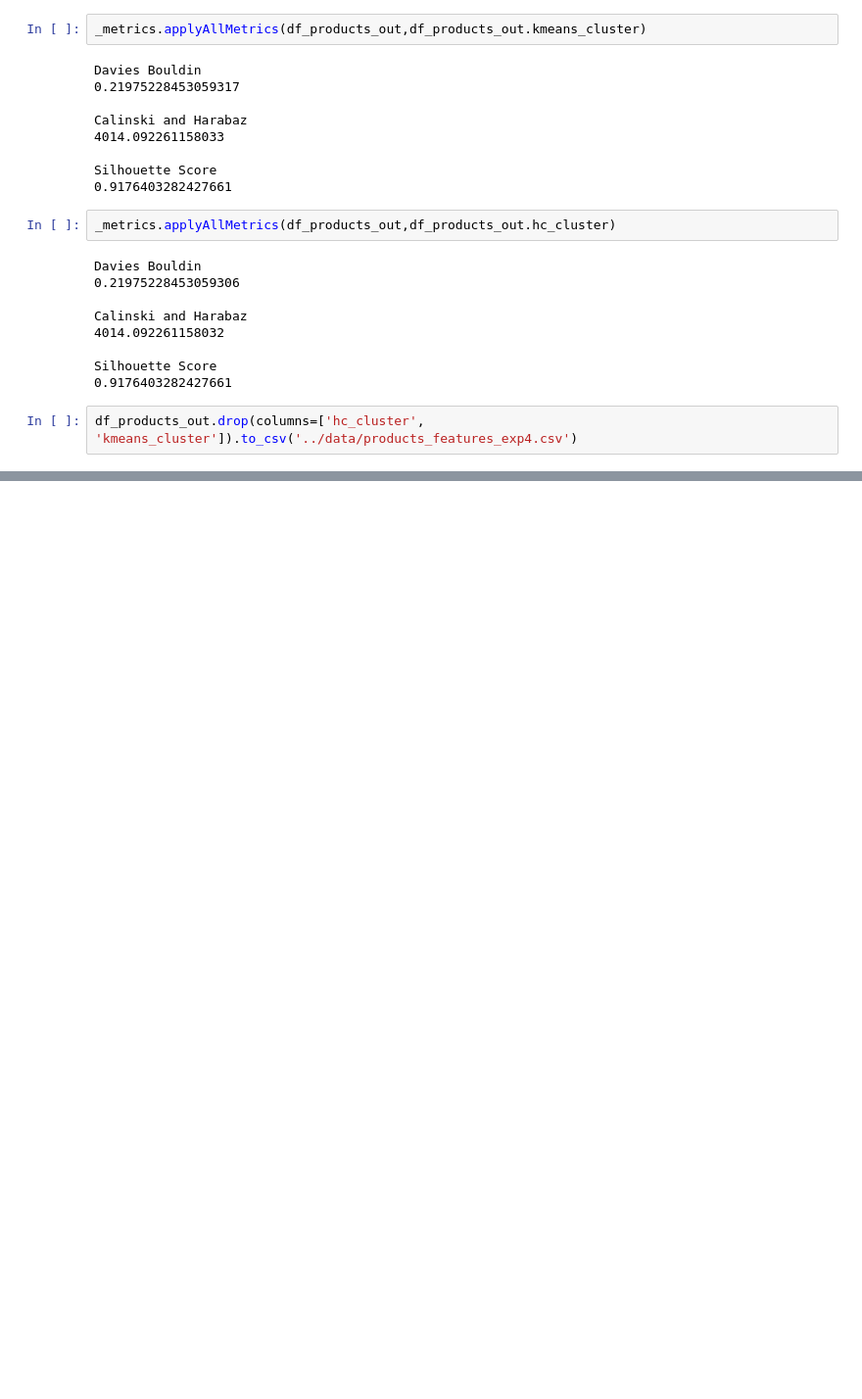
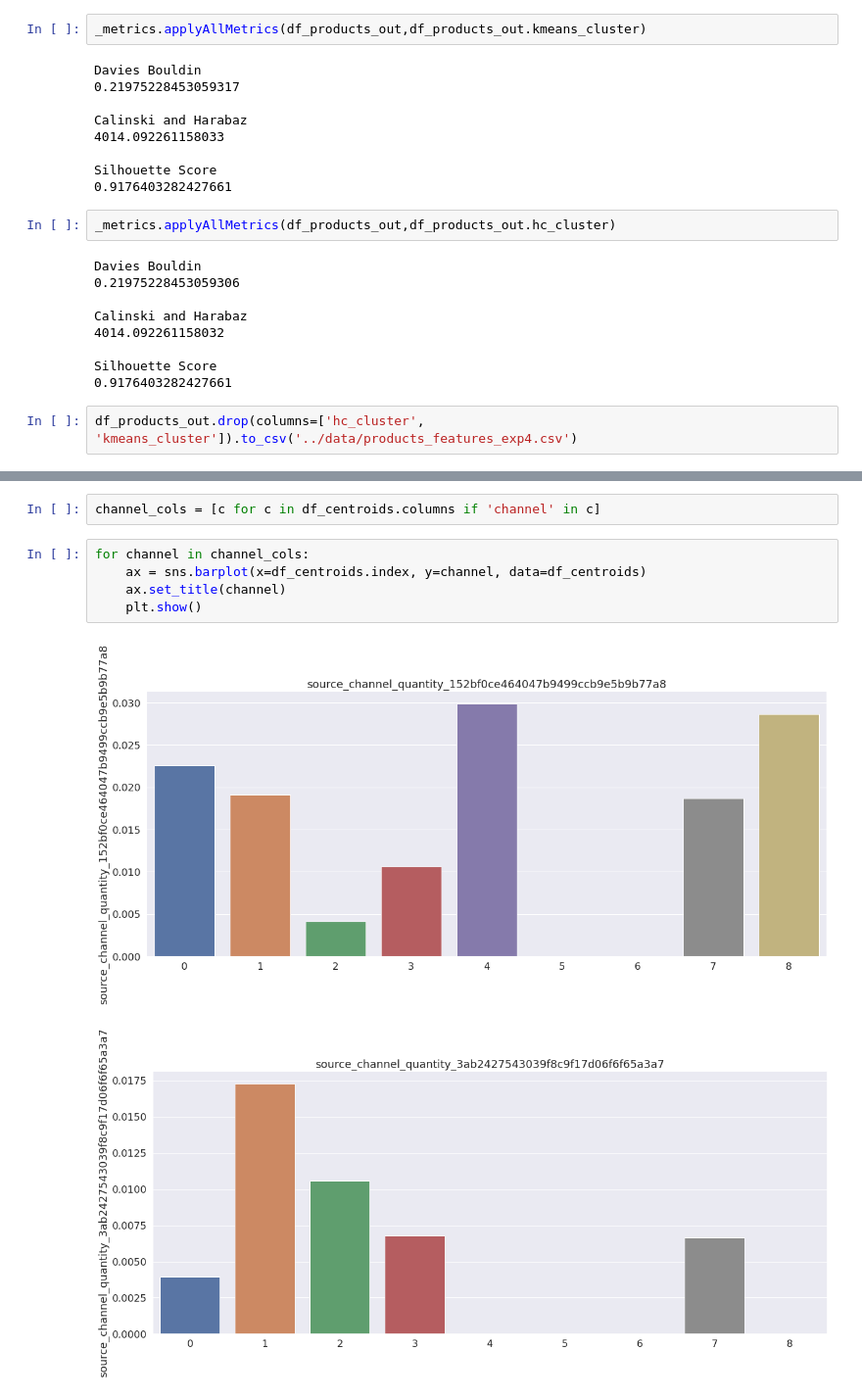
Before and after one commit to wanermiranda/desafio_ml, a Jupyter notebook: notebooks/5. Clustering - Exp 4.ipynb, the cells around one changed output, grey strips where cells are left out. Shown at 98% size. Cells and saved outputs as stored; diff of their text form; blank space fills up the shorter version.

```diff
--- a/notebooks/5. Clustering - Exp 4.ipynb
+++ b/notebooks/5. Clustering - Exp 4.ipynb
@@ -308,0 +318,10 @@ df_products_out.drop(columns=['hc_cluster', 'kmeans_cluster']).to_csv('../data/p
+# %%
+channel_cols = [c for c in df_centroids.columns if 'channel' in c]
+# %%
+for channel in channel_cols:
+    ax = sns.barplot(x=df_centroids.index, y=channel, data=df_centroids)
+    ax.set_title(channel)
+    plt.show()
+# %% [output]
+[figure, added]
+[figure, added]
```
Also changed, not shown: parts of 8 cells of this notebook, 2 other files.
